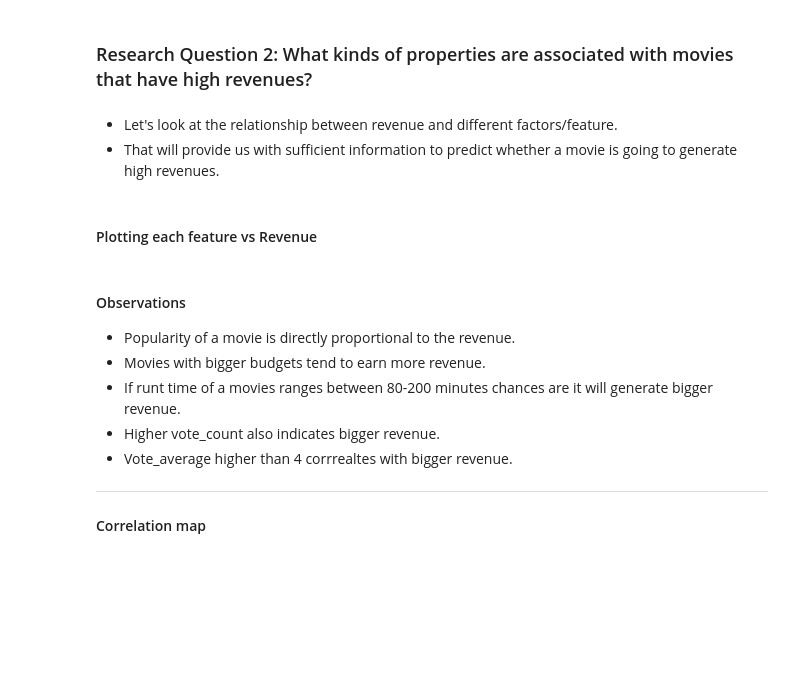
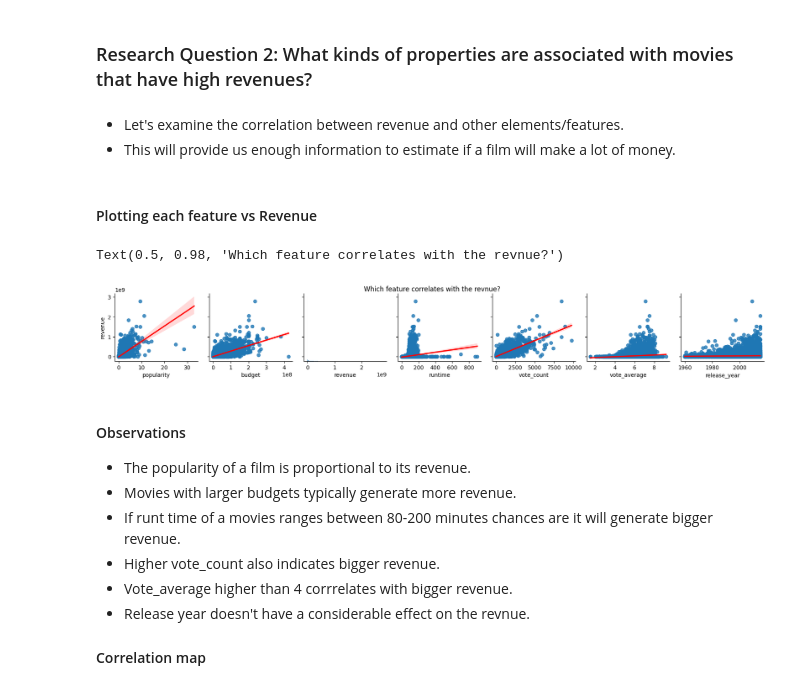
Before and after one commit to imagineazhar/Data-Analysis, a Jupyter notebook: 1- IMDB Movies/Imdb_ratings.ipynb, the cells around one changed output. Drawn from its saved outputs; the diff is of its cells as text; code cells hidden in the pictures; blank space fills up the shorter version.

```diff
--- a/1- IMDB Movies/Imdb_ratings.ipynb
+++ b/1- IMDB Movies/Imdb_ratings.ipynb
@@ -271,7 +294,7 @@ popular_genres.head(10)
 # %% [markdown]
 ### Research Question 2:  What kinds of properties are associated with movies that have high revenues?
-# %% [markdown]
-- Let's look at the relationship between revenue and different factors/feature.
-- That will provide us with sufficient information to predict whether a movie is going to generate high revenues.
+# %% [markdown]
+- Let's examine the correlation between revenue and other elements/features.
+- This will provide us enough information to estimate if a film will make a lot of money.
 # %% [markdown]
 #### Plotting each feature vs Revenue
@@ -280,11 +301,18 @@ sns.pairplot(df, y_vars=['revenue'],  diag_kind="kde")
+# %%
+figure3 = sns.pairplot(df, y_vars=['revenue'],kind="reg", plot_kws={'line_kws':{'color':'red'}})
+figure3.fig.suptitle('Which feature correlates with the revnue?')
+# %% [output]
+Text(0.5, 0.98, 'Which feature correlates with the revnue?')
+[figure, added]
 # %% [markdown]
 #### Observations
-- Popularity of a movie is directly proportional to the revenue.
-- Movies with bigger budgets tend to earn more revenue.
+- The popularity of a film is proportional to its revenue.
+- Movies with larger budgets typically generate more revenue.
 - If runt time of a movies ranges between 80-200 minutes chances are it will generate bigger revenue.
 - Higher vote_count also indicates bigger revenue.
-- Vote_average higher than 4 corrrealtes with bigger revenue.
--------------------------------
+- Vote_average higher than 4 corrrelates with bigger revenue.
+- Release year doesn't have a considerable effect on the revnue.
+
 #### Correlation map
 # %%
 corr =df.corr()
```
Also changed, not shown: parts of 13 cells of this notebook, 4 other files.
